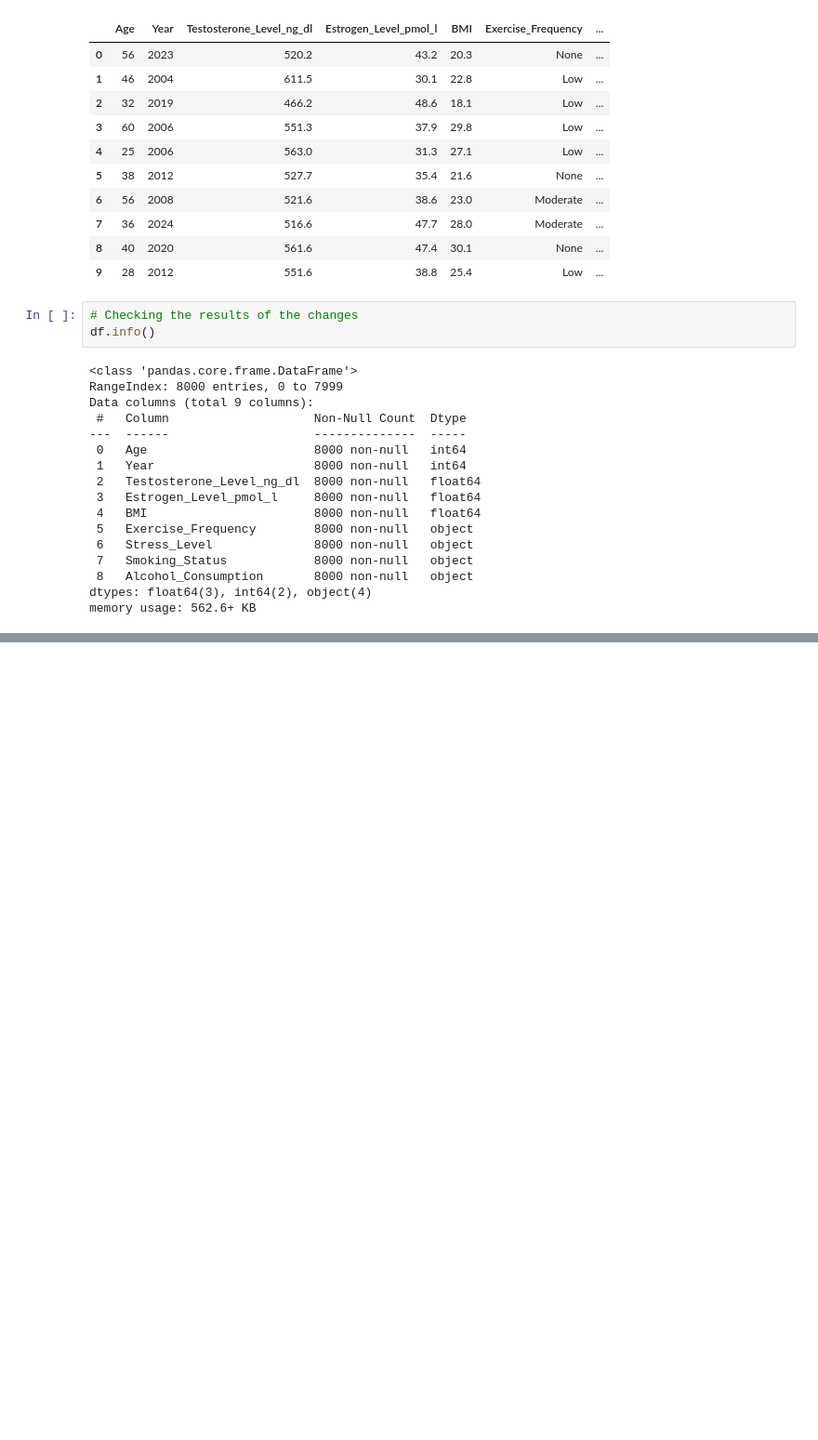
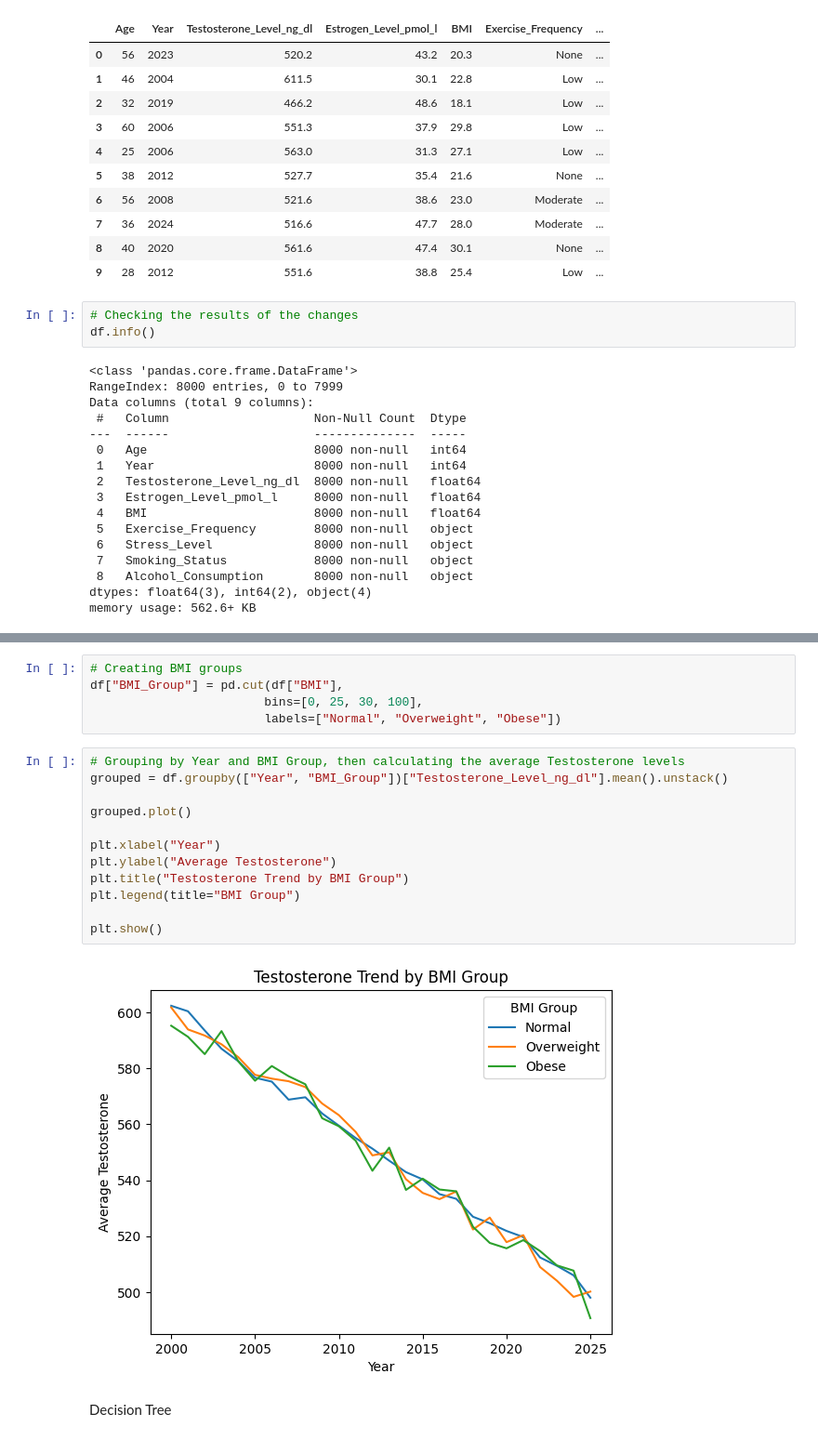
Before and after one commit to rjwright5/DTSC4302_GroupProject, a Jupyter notebook: Hormone Levels Trend.ipynb, the cells around one changed output, grey strips where cells are left out. Shown at 93% size. Saved outputs shown, nothing was run; the diff lists cells and outputs as text; blank space fills up the shorter version.

```diff
--- a/Hormone Levels Trend.ipynb
+++ b/Hormone Levels Trend.ipynb
@@ -154,0 +182,21 @@ memory usage: 562.6+ KB
+# %%
+# Creating BMI groups
+df["BMI_Group"] = pd.cut(df["BMI"],
+                        bins=[0, 25, 30, 100],
+                        labels=["Normal", "Overweight", "Obese"])
+# %%
+# Grouping by Year and BMI Group, then calculating the average Testosterone levels
+grouped = df.groupby(["Year", "BMI_Group"])["Testosterone_Level_ng_dl"].mean().unstack()
+
+grouped.plot()
+
+plt.xlabel("Year")
+plt.ylabel("Average Testosterone")
+plt.title("Testosterone Trend by BMI Group")
+plt.legend(title="BMI Group")
+
+plt.show()
+# %% [output]
+[figure, added]
+# %% [markdown]
+Decision Tree
```
Also changed, not shown: parts of 22 cells of this notebook.
